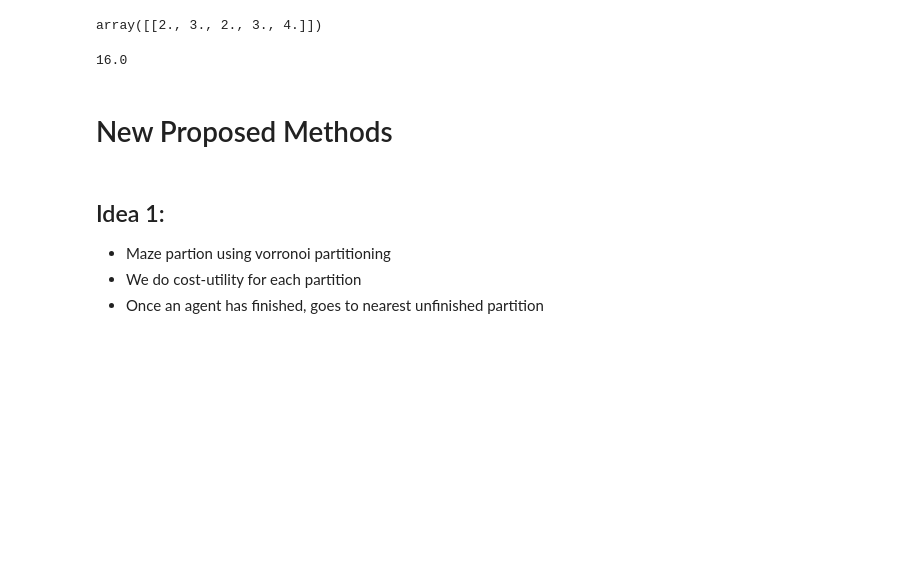
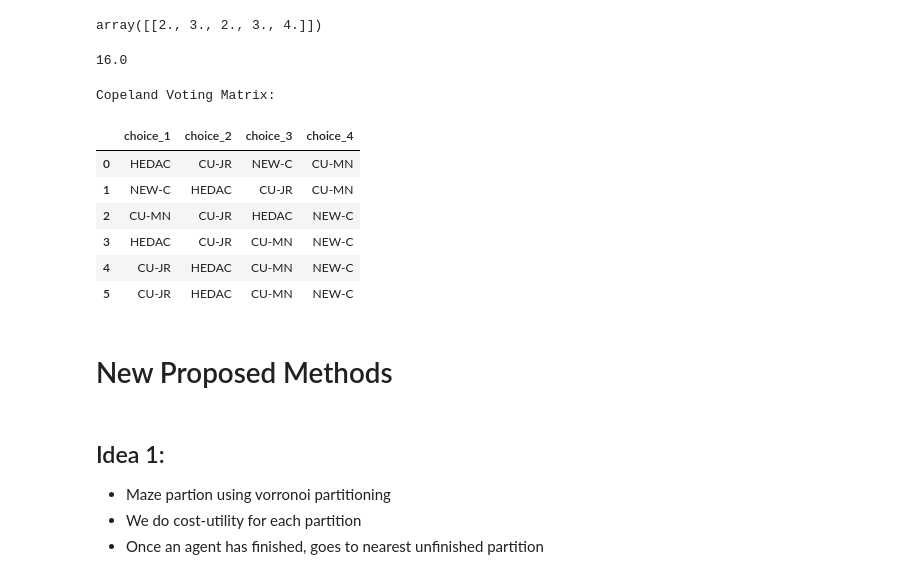
Before and after one commit to manouslinard/multiagent-exploration, a Jupyter notebook: Swarm_RL-Manousos.ipynb, the cells around one changed output. Saved outputs shown, nothing was run; the diff lists cells and outputs as text; code cells hidden in the pictures; blank space fills up the shorter version.

```diff
--- a/Swarm_RL-Manousos.ipynb
+++ b/Swarm_RL-Manousos.ipynb
@@ -1795,6 +1794,39 @@ R = 2
 print(calculate_utility_jgr(x, y, R, grid) * (np.pi * (R**2)))
 # %% [output]
 16.0
+# %%
+import pandas as pd
+# checking creation of copeland method voting matrix with TEST data:
+
+method_dict = {
+            # 1  2  4  6  8  10 agents
+    'HEDAC': [1, 2, 3, 2, 3, 4],    # avg total rounds for each number of agents and corresponding method.
+    'NEW-C': [3, 1, 4, 9, 8, 7],
+    'CU-MN': [4, 3, 1, 6, 5, 4],
+    'CU-JR': [2, 2, 2, 3, 2, 1],
+}
+
+# basically checks all the elements in one "column" and displays as 1st choice the method with lowest
+# integer value, etc.
+
+sorted_keys = list(method_dict.keys())
+sorted_keys_list = []
+for i in range(len(method_dict[sorted_keys[0]])):
+    sorted_keys = sorted(method_dict.keys(), key=lambda x: method_dict[x][i], reverse=False)
+    sorted_keys_list.append(sorted_keys)
+
+df = pd.DataFrame(sorted_keys_list, columns=[f'choice_{i+1}' for i in range(len(sorted_keys_list[0]))])
+print("Copeland Voting Matrix:")
+df
+# %% [output]
+Copeland Voting Matrix:
+|  | choice_1 | choice_2 | choice_3 | choice_4 |
+| 0 | HEDAC | CU-JR | NEW-C | CU-MN |
+| 1 | NEW-C | HEDAC | CU-JR | CU-MN |
+| 2 | CU-MN | CU-JR | HEDAC | NEW-C |
+| 3 | HEDAC | CU-JR | CU-MN | NEW-C |
+| 4 | CU-JR | HEDAC | CU-MN | NEW-C |
+| 5 | CU-JR | HEDAC | CU-MN | NEW-C |
 # %% [markdown]
 # New Proposed Methods
 # %% [markdown]
```
Also changed, not shown: parts of 3 cells of this notebook.
